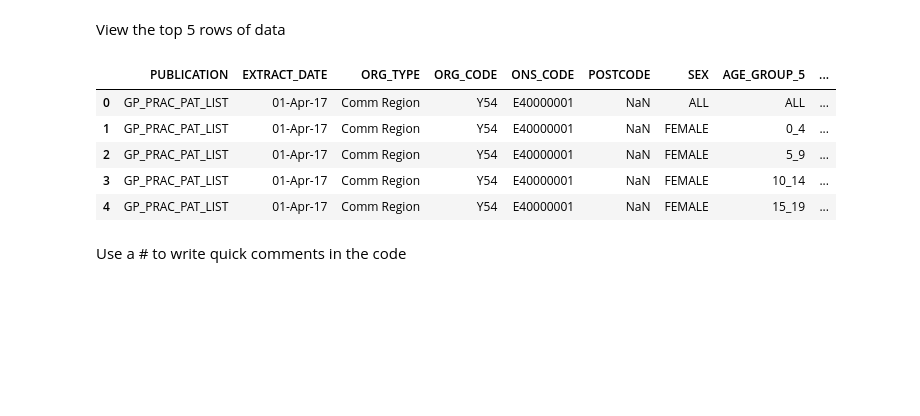
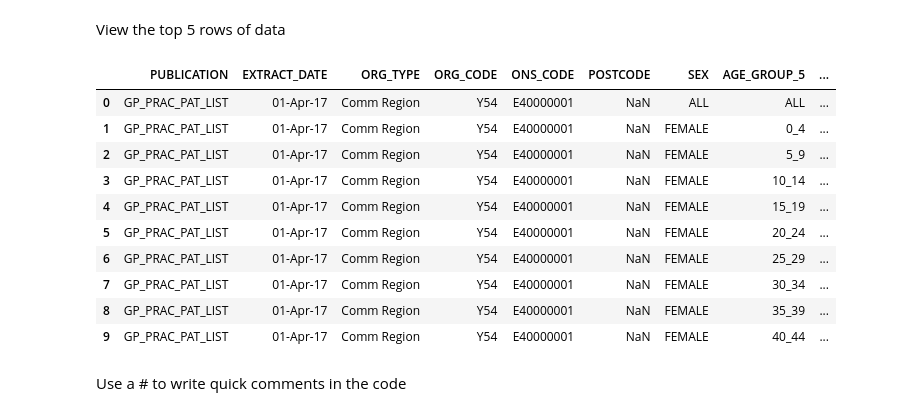
Before and after one commit to AnneCarr/monday-code-club, a Jupyter notebook: CodeClub-17July.ipynb, the cells around one changed output. Saved outputs shown, nothing was run; the diff lists cells and outputs as text; code cells hidden in the pictures; blank space fills up the shorter version.

```diff
--- a/CodeClub-17July.ipynb
+++ b/CodeClub-17July.ipynb
@@ -10,14 +12,19 @@ gp_data = pd.read_csv('gp_pat.csv')
 # %% [markdown]
 View the top 5 rows of data
 # %%
-gp_data.head()
+gp_data.head(10)
 # %% [output]
 |  | PUBLICATION | EXTRACT_DATE | ORG_TYPE | ORG_CODE | ONS_CODE | POSTCODE | SEX | AGE_GROUP_5 | ... |
 | 0 | GP_PRAC_PAT_LIST | 01-Apr-17 | Comm Region | Y54 | E40000001 | NaN | ALL | ALL | ... |
 | 1 | GP_PRAC_PAT_LIST | 01-Apr-17 | Comm Region | Y54 | E40000001 | NaN | FEMALE | 0_4 | ... |
 | 2 | GP_PRAC_PAT_LIST | 01-Apr-17 | Comm Region | Y54 | E40000001 | NaN | FEMALE | 5_9 | ... |
 | 3 | GP_PRAC_PAT_LIST | 01-Apr-17 | Comm Region | Y54 | E40000001 | NaN | FEMALE | 10_14 | ... |
 | 4 | GP_PRAC_PAT_LIST | 01-Apr-17 | Comm Region | Y54 | E40000001 | NaN | FEMALE | 15_19 | ... |
+| 5 | GP_PRAC_PAT_LIST | 01-Apr-17 | Comm Region | Y54 | E40000001 | NaN | FEMALE | 20_24 | ... |
+| 6 | GP_PRAC_PAT_LIST | 01-Apr-17 | Comm Region | Y54 | E40000001 | NaN | FEMALE | 25_29 | ... |
+| 7 | GP_PRAC_PAT_LIST | 01-Apr-17 | Comm Region | Y54 | E40000001 | NaN | FEMALE | 30_34 | ... |
+| 8 | GP_PRAC_PAT_LIST | 01-Apr-17 | Comm Region | Y54 | E40000001 | NaN | FEMALE | 35_39 | ... |
+| 9 | GP_PRAC_PAT_LIST | 01-Apr-17 | Comm Region | Y54 | E40000001 | NaN | FEMALE | 40_44 | ... |
 # %% [markdown]
 Use a # to write quick comments in the code
 # %%
```
Also changed, not shown: parts of 4 cells of this notebook.
